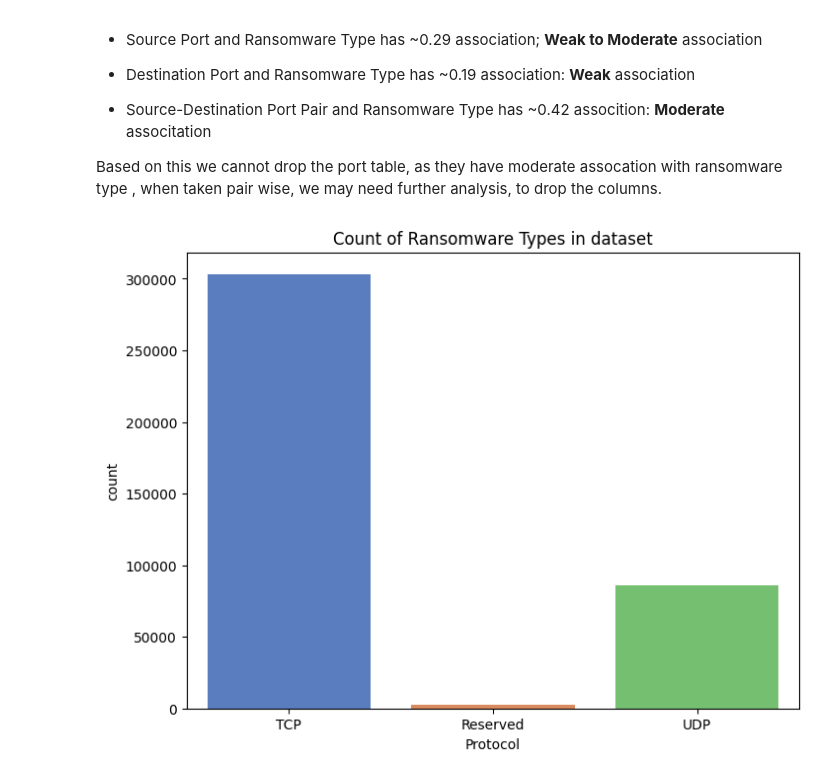
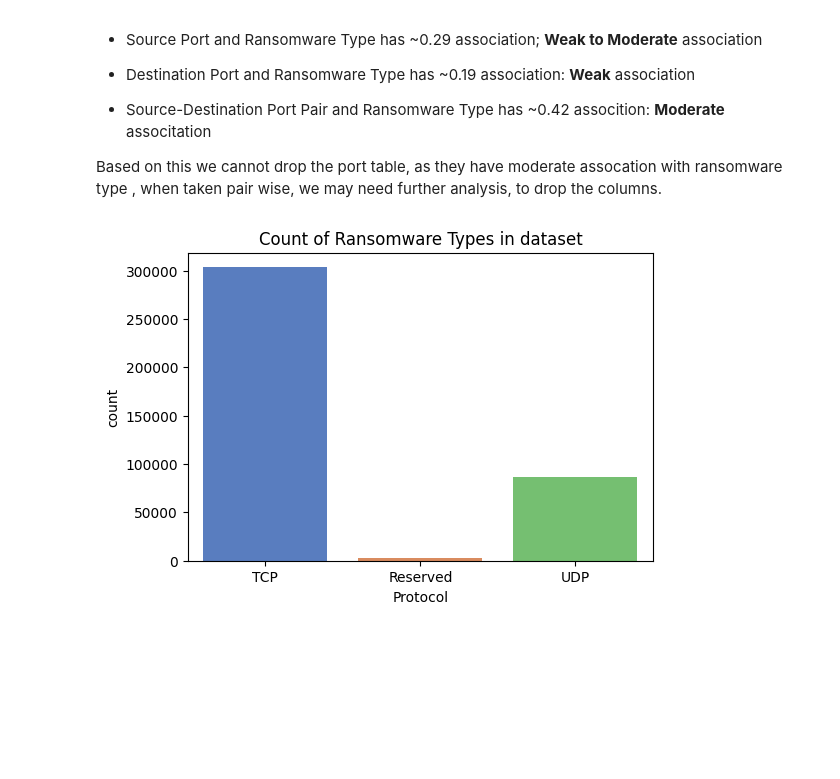
Before and after one commit to ArchisKulkarni002/RansomwareMLProject, a Jupyter notebook: Ransomware_Main.ipynb, the cells around one changed output. Cells and saved outputs as stored; diff of their text form; code cells hidden in the pictures; blank space fills up the shorter version.

```diff
--- a/Ransomware_Main.ipynb
+++ b/Ransomware_Main.ipynb
@@ -29,7 +29,9 @@ ransomware_df = pd.read_csv(data_path)
 # %%
 #defining color palettes
 ransomware_palette = sns.color_palette("Set1", 11)
-protocol_palette = sns.color_palette("muted", 3)
+protocol_palette =  {'Reserved': sns.color_palette("muted")[1],  # muted orange
+                    'TCP': sns.color_palette("muted")[0],       # muted blue
+                    'UDP': sns.color_palette("muted")[2]}
 # %%
 ransomware_df.columns = ransomware_df.columns.str.strip()
 # %%
@@ -305,11 +307,11 @@ protocol_mapping = {
 # Map protocol numbers to protocol names
 processed_ransomware_df['Protocol'] = processed_ransomware_df['Protocol'].map(protocol_mapping)
 # %%
-plt.figure(figsize=(8, 6))
+plt.figure(figsize=(6, 4))
 # fig, axes = plt.subplots(1, 2, figsize=(16, 6))
 sns.countplot(data=processed_ransomware_df, x='Protocol', palette=protocol_palette)
 plt.title('Count of Ransomware Types in dataset')
 # axes[0].set_xticklabels(axes[0].get_xticklabels(), rotation=45)
 plt.show()
 # %% [output]
-[figure, old version]
+[figure, new version]
```
Also changed, not shown: parts of 5 cells of this notebook.
